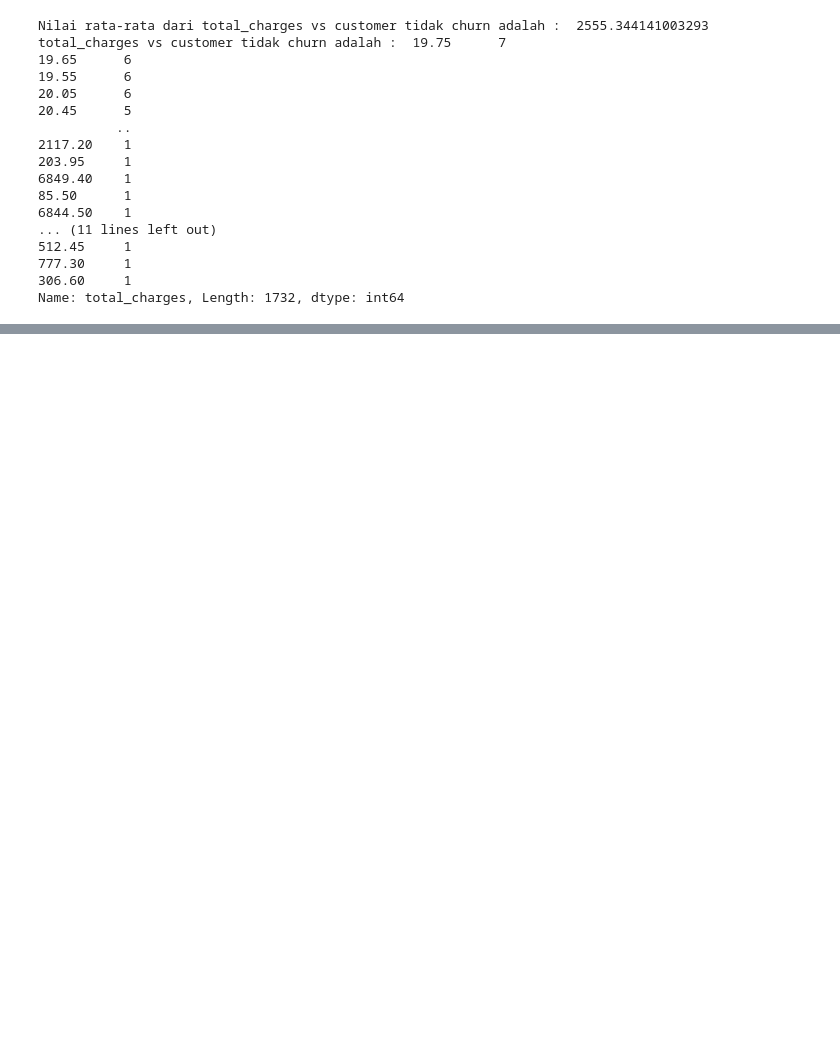
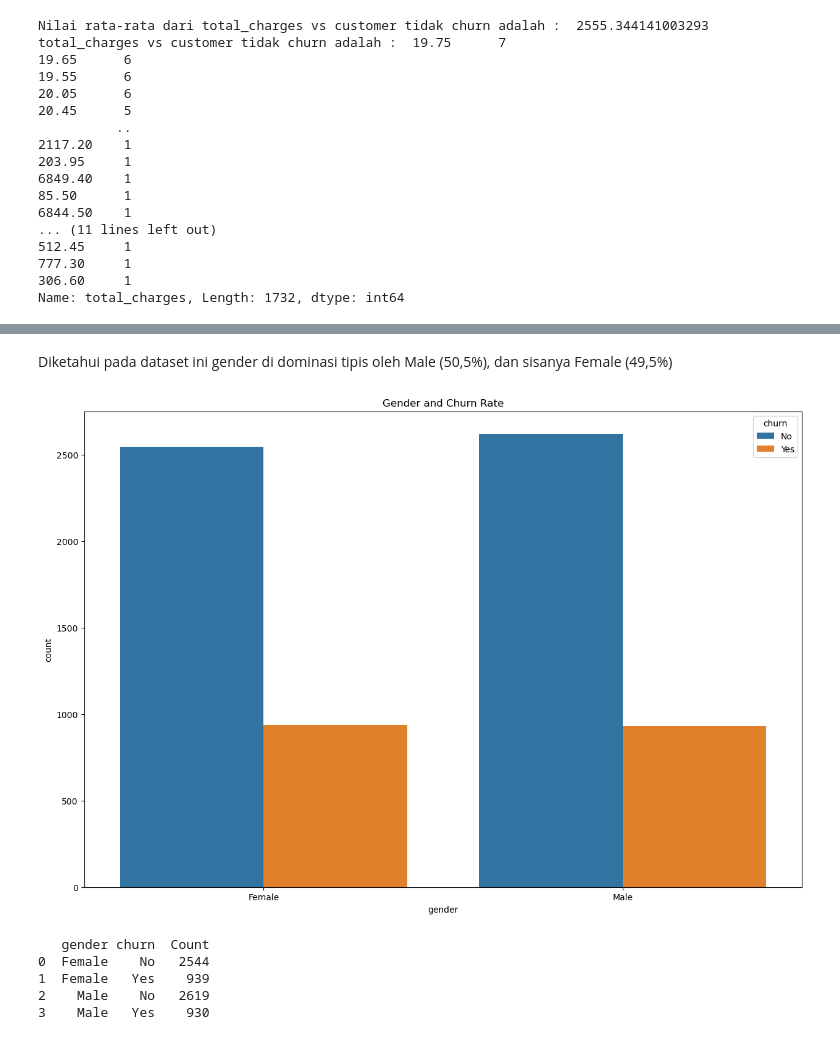
Before and after one commit to FTDS-assignment-bay/p2-final-project-ftds-001-sby-group-001, a Jupyter notebook: data_analyst.ipynb, the cells around one changed output, grey strips where cells are left out. Saved outputs shown, nothing was run; the diff lists cells and outputs as text; code cells hidden in the pictures; blank space fills up the shorter version.

```diff
--- a/data_analyst.ipynb
+++ b/data_analyst.ipynb
@@ -270,0 +292,21 @@ Name: total_charges, Length: 1732, dtype: int64
+# %% [markdown]
+Diketahui pada dataset ini gender di dominasi tipis oleh Male (50,5%), dan sisanya Female (49,5%)
+# %%
+plt.figure(figsize = (15, 10))
+sns.countplot(data = df, x = 'gender', hue = 'churn')
+plt.title('Gender and Churn Rate')
+plt.show()
+# %% [output]
+[figure, added]
+# %%
+# Menghitung value count untuk setiap kombinasi 'senior citizen' dan 'churn'
+value_counts = df.groupby(['gender', 'churn']).size().reset_index(name='Count')
+
+# Menampilkan hasil value count
+print(value_counts)
+# %% [output]
+   gender churn  Count
+0  Female    No   2544
+1  Female   Yes    939
+2    Male    No   2619
+3    Male   Yes    930
```
Also changed, not shown: parts of 15 cells of this notebook.
